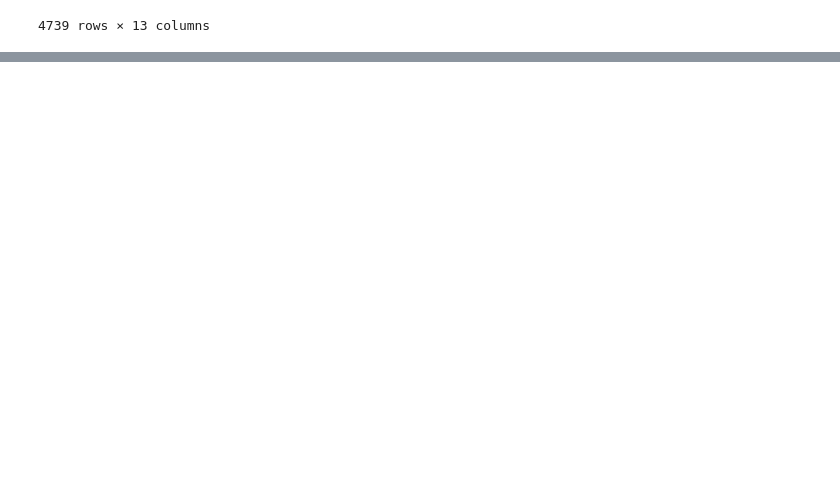
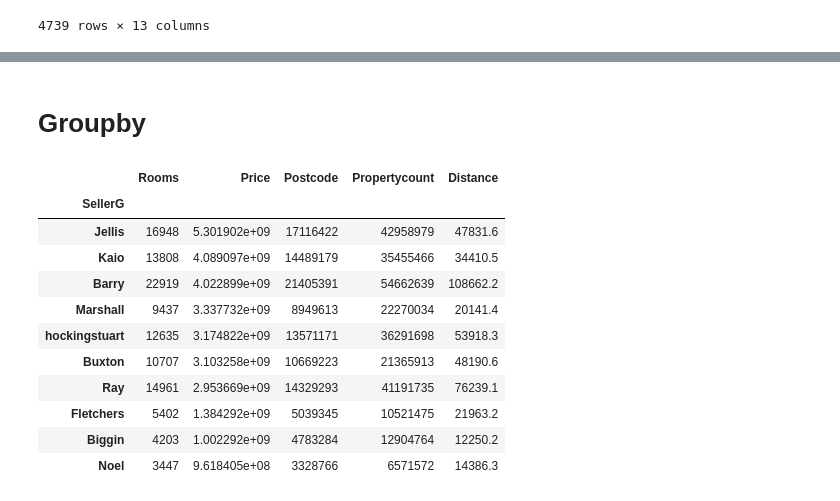
Before and after one commit to Kaio1394/Curso-ciencia-de-dados, a Jupyter notebook: Melbourne.ipynb, the cells around one changed output, grey strips where cells are left out. Saved outputs shown, nothing was run; the diff lists cells and outputs as text; code cells hidden in the pictures; blank space fills up the shorter version.

```diff
--- a/Melbourne.ipynb
+++ b/Melbourne.ipynb
@@ -210 +206,20 @@ data.loc[data['SellerG'] == 'Kaio']
 4739 rows × 13 columns
+# %% [markdown]
+# Groupby
+# %%
+# Realiza o somatório de todas as colunas dos vendedores "data.groupby(['SellerG']).sum()".
+# E lista os 10 que mais venderam "sort_values('Price', ascending=False).head(10)" de forma descrescente
+data.groupby(['SellerG']).sum().sort_values('Price', ascending=False).head(10)
+# %% [output]
+|  | Rooms | Price | Postcode | Propertycount | Distance |
+| SellerG |  |  |  |  |  |
+| Jellis | 16948 | 5.301902e+09 | 17116422 | 42958979 | 47831.6 |
+| Kaio | 13808 | 4.089097e+09 | 14489179 | 35455466 | 34410.5 |
+| Barry | 22919 | 4.022899e+09 | 21405391 | 54662639 | 108662.2 |
+| Marshall | 9437 | 3.337732e+09 | 8949613 | 22270034 | 20141.4 |
+| hockingstuart | 12635 | 3.174822e+09 | 13571171 | 36291698 | 53918.3 |
+| Buxton | 10707 | 3.103258e+09 | 10669223 | 21365913 | 48190.6 |
+| Ray | 14961 | 2.953669e+09 | 14329293 | 41191735 | 76239.1 |
+| Fletchers | 5402 | 1.384292e+09 | 5039345 | 10521475 | 21963.2 |
+| Biggin | 4203 | 1.002292e+09 | 4783284 | 12904764 | 12250.2 |
+| Noel | 3447 | 9.618405e+08 | 3328766 | 6571572 | 14386.3 |
```
Also changed, not shown: parts of 5 cells of this notebook.
